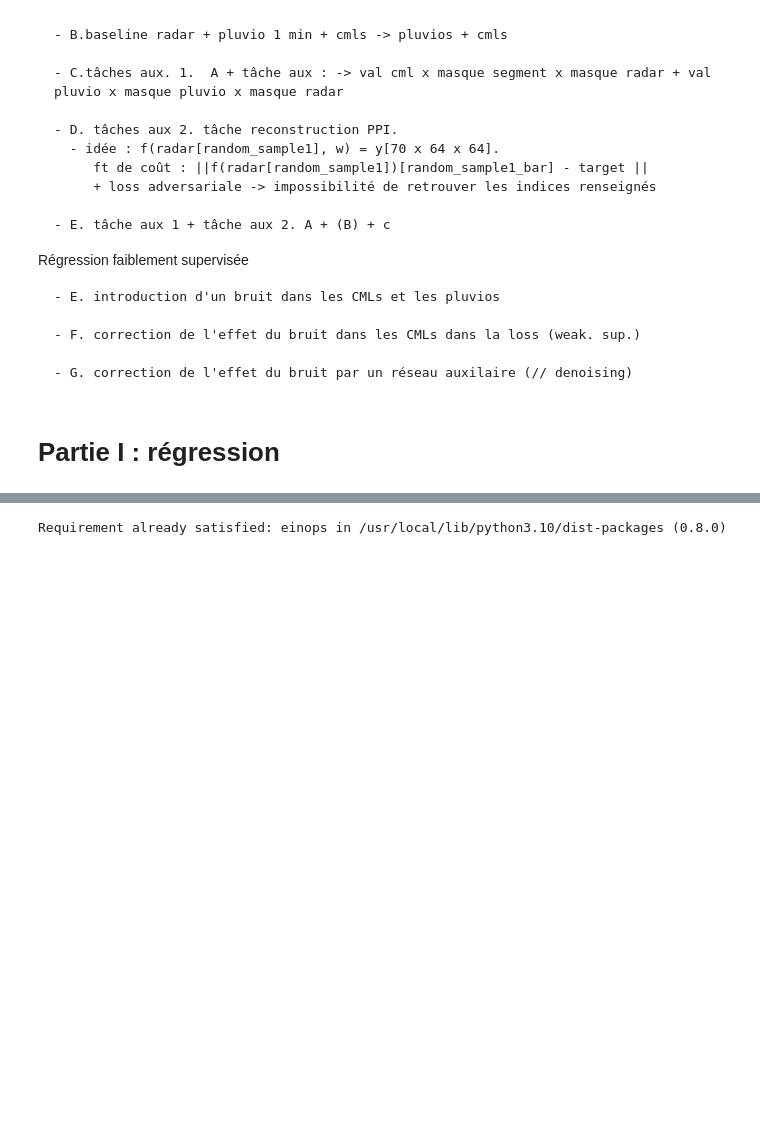
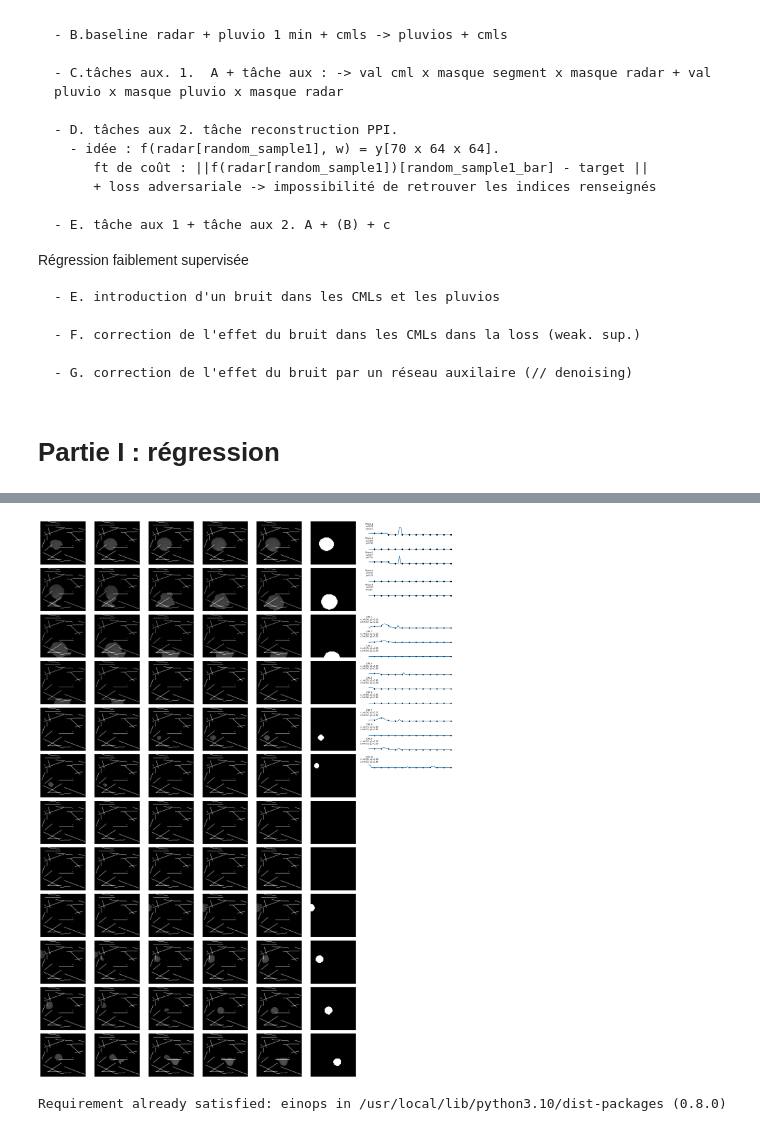
Before and after one commit to nanopiero/fusion, a Jupyter notebook: notebooks/training.ipynb, the cells around one changed output, grey strips where cells are left out. Drawn from its saved outputs; the diff is of its cells as text; code cells hidden in the pictures; blank space fills up the shorter version.

```diff
--- a/notebooks/training.ipynb
+++ b/notebooks/training.ipynb
@@ -595,3 +551,17 @@ plot_images(images[0,...].cpu().numpy() + filters[0,...].cpu().numpy().sum(axis=
+# %%
+# Tracé output
+model.eval()
+inputs = torch.cat([noisy_images, segment_measurements_fcn], dim=1)
+outputs = model(inputs)
+mask_rnr = outputs[:, :nsteps,...] < outputs[:, nsteps:2*nsteps,...]
+pred_images = (mask_rnr * outputs[:, 2*nsteps:3*nsteps, ...]).detach()
+k=3
+plot_images(pred_images[k,...].cpu().numpy() + filters[k,...].cpu().numpy().sum(axis=0),
+            noisy_images[k,...].cpu().numpy(),
+            point_measurements[k,...].cpu().numpy(),
+            segment_measurements[k,...].cpu().numpy())
+# %% [output]
+[figure, added]
 # %%
 # Archi
 
```
Also changed, not shown: parts of 9 cells of this notebook.
